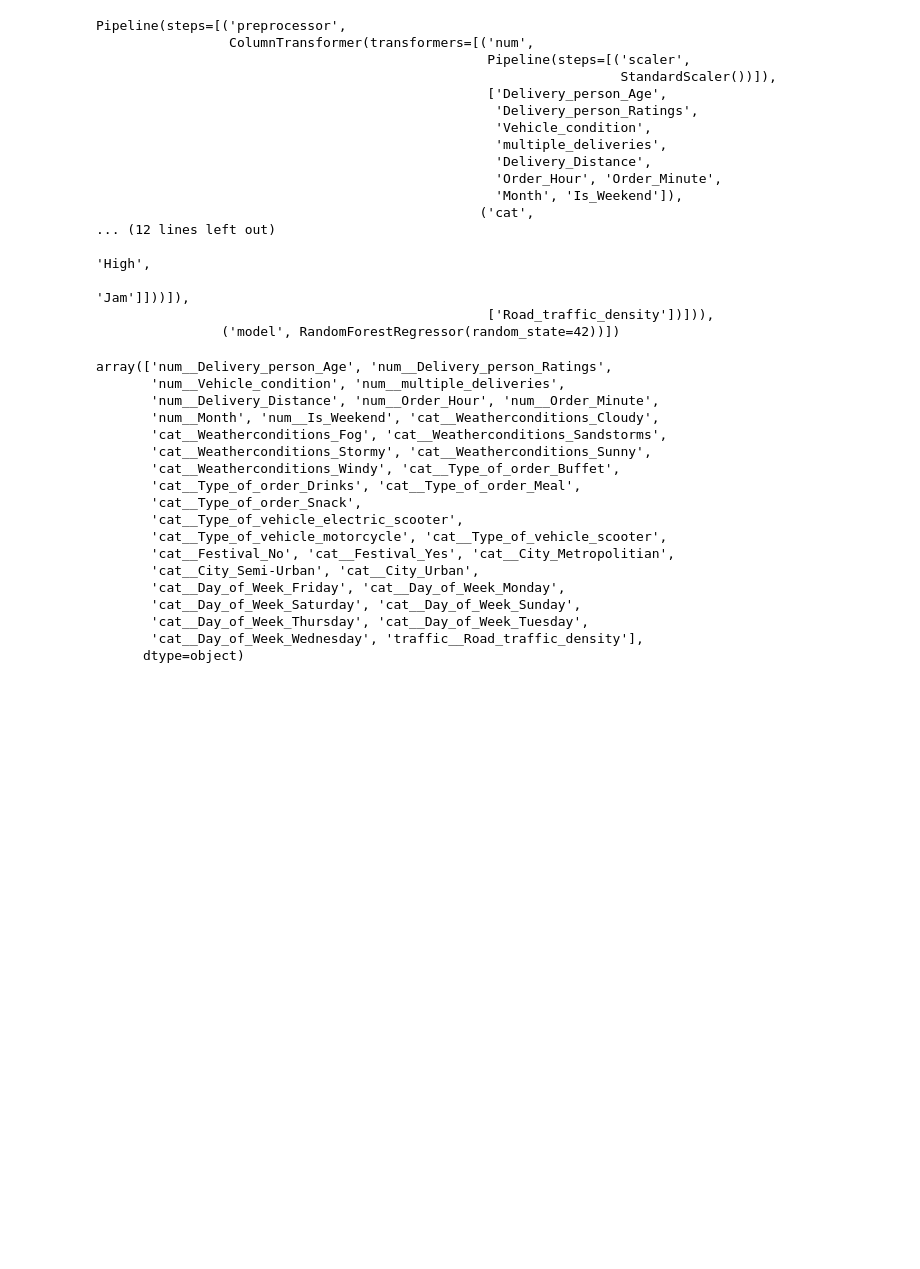
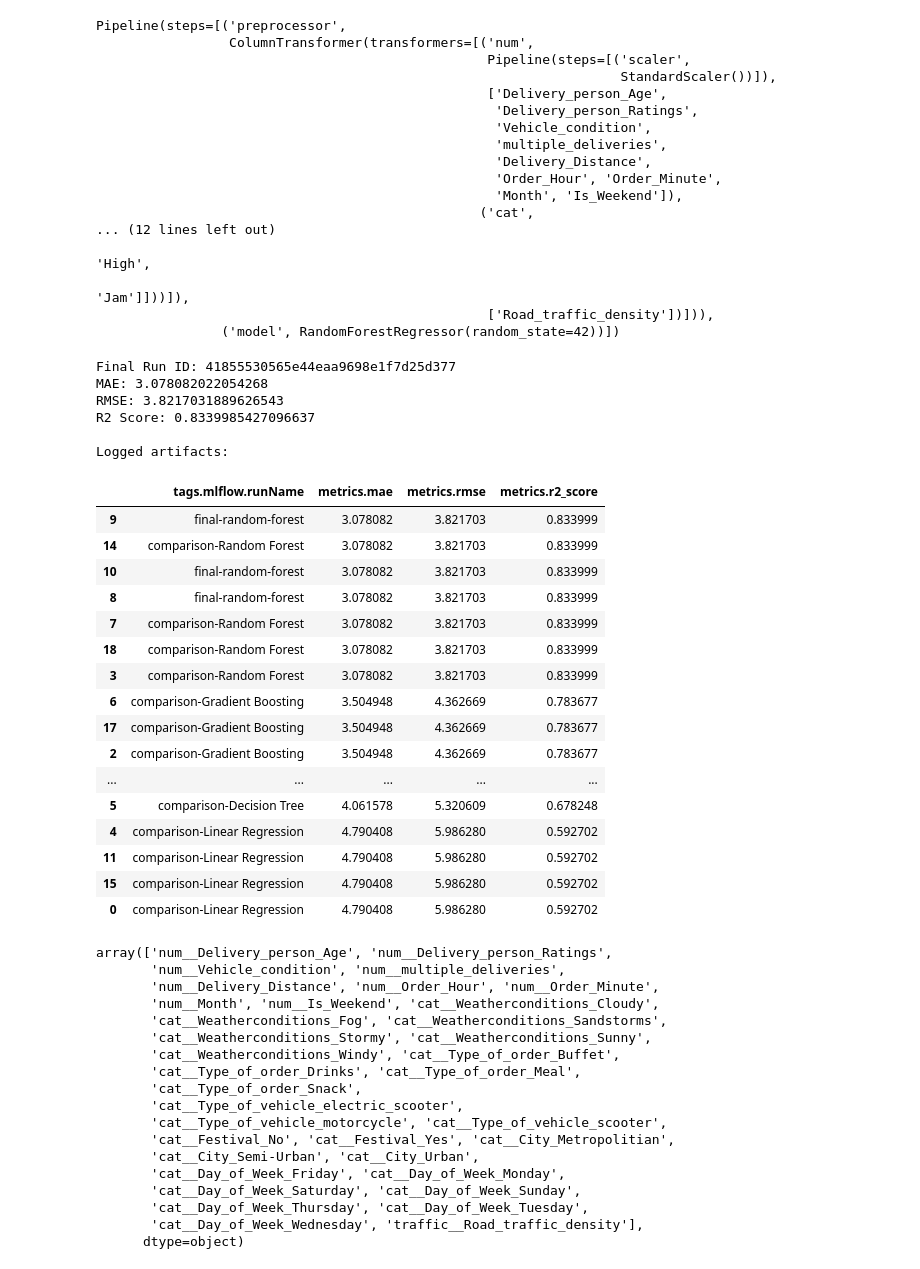
Before and after one commit to anshul-94/Food-Delivery-Time-Prediction, a Jupyter notebook: notebooks/04_model_training.ipynb, the cells around one changed output. Saved outputs shown, nothing was run; the diff lists cells and outputs as text; code cells hidden in the pictures; blank space fills up the shorter version.

```diff
--- a/notebooks/04_model_training.ipynb
+++ b/notebooks/04_model_training.ipynb
@@ -372,6 +505,70 @@ Pipeline(steps=[('preprocessor',
                                                                                                'Jam']]))]),
                                                   ['Road_traffic_density'])])),
                 ('model', RandomForestRegressor(random_state=42))])
+# %%
+
+final_runs = mlflow.search_runs(
+    experiment_names=["food-delivery-time-prediction"],
+    filter_string="tags.mlflow.runName = 'final-random-forest'",
+    order_by=["start_time DESC"],
+    max_results=1
+)
+
+if final_runs.empty:
+    print("Final run not found.")
+else:
+    run_id = final_runs.iloc[0]["run_id"]
+
+    print("Final Run ID:", run_id)
+    print("MAE:", final_runs.iloc[0]["metrics.mae"])
+    print("RMSE:", final_runs.iloc[0]["metrics.rmse"])
+    print("R2 Score:", final_runs.iloc[0]["metrics.r2_score"])
+
+    artifacts = mlflow.artifacts.list_artifacts(run_id)
+    print("\nLogged artifacts:")
+    for artifact in artifacts:
+        print("-", artifact.path)
+# %% [output]
+Final Run ID: 41855530565e44eaa9698e1f7d25d377
+MAE: 3.078082022054268
+RMSE: 3.8217031889626543
+R2 Score: 0.8339985427096637
+
+Logged artifacts:
+# %%
+
+runs_df = mlflow.search_runs(
+    experiment_names=["food-delivery-time-prediction"]
+)
+
+display(
+    runs_df[
+        [
+            "tags.mlflow.runName",
+            "metrics.mae",
+            "metrics.rmse",
+            "metrics.r2_score"
+        ]
+    ].sort_values("metrics.mae")
+)
+# %% [output]
+|  | tags.mlflow.runName | metrics.mae | metrics.rmse | metrics.r2_score |
+| 9 | final-random-forest | 3.078082 | 3.821703 | 0.833999 |
+| 14 | comparison-Random Forest | 3.078082 | 3.821703 | 0.833999 |
+| 10 | final-random-forest | 3.078082 | 3.821703 | 0.833999 |
+| 8 | final-random-forest | 3.078082 | 3.821703 | 0.833999 |
+| 7 | comparison-Random Forest | 3.078082 | 3.821703 | 0.833999 |
+| 18 | comparison-Random Forest | 3.078082 | 3.821703 | 0.833999 |
+| 3 | comparison-Random Forest | 3.078082 | 3.821703 | 0.833999 |
+| 6 | comparison-Gradient Boosting | 3.504948 | 4.362669 | 0.783677 |
+| 17 | comparison-Gradient Boosting | 3.504948 | 4.362669 | 0.783677 |
+| 2 | comparison-Gradient Boosting | 3.504948 | 4.362669 | 0.783677 |
+| ... | ... | ... | ... | ... |
+| 5 | comparison-Decision Tree | 4.061578 | 5.320609 | 0.678248 |
+| 4 | comparison-Linear Regression | 4.790408 | 5.986280 | 0.592702 |
+| 11 | comparison-Linear Regression | 4.790408 | 5.986280 | 0.592702 |
+| 15 | comparison-Linear Regression | 4.790408 | 5.986280 | 0.592702 |
+| 0 | comparison-Linear Regression | 4.790408 | 5.986280 | 0.592702 |
 # %%
 rf = best_pipeline.named_steps["model"]
 # %%
```
Also changed, not shown: parts of 11 cells of this notebook, 2 other files.
